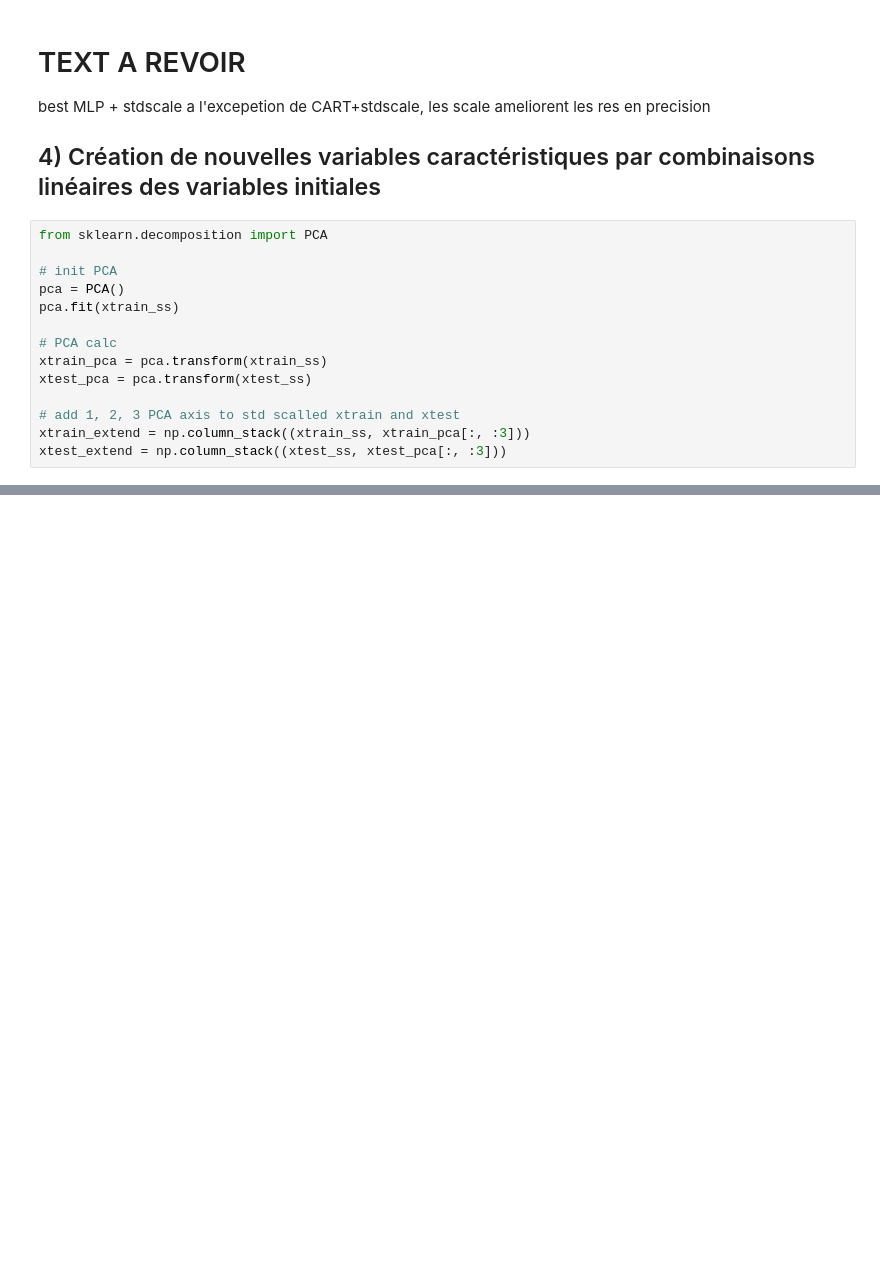
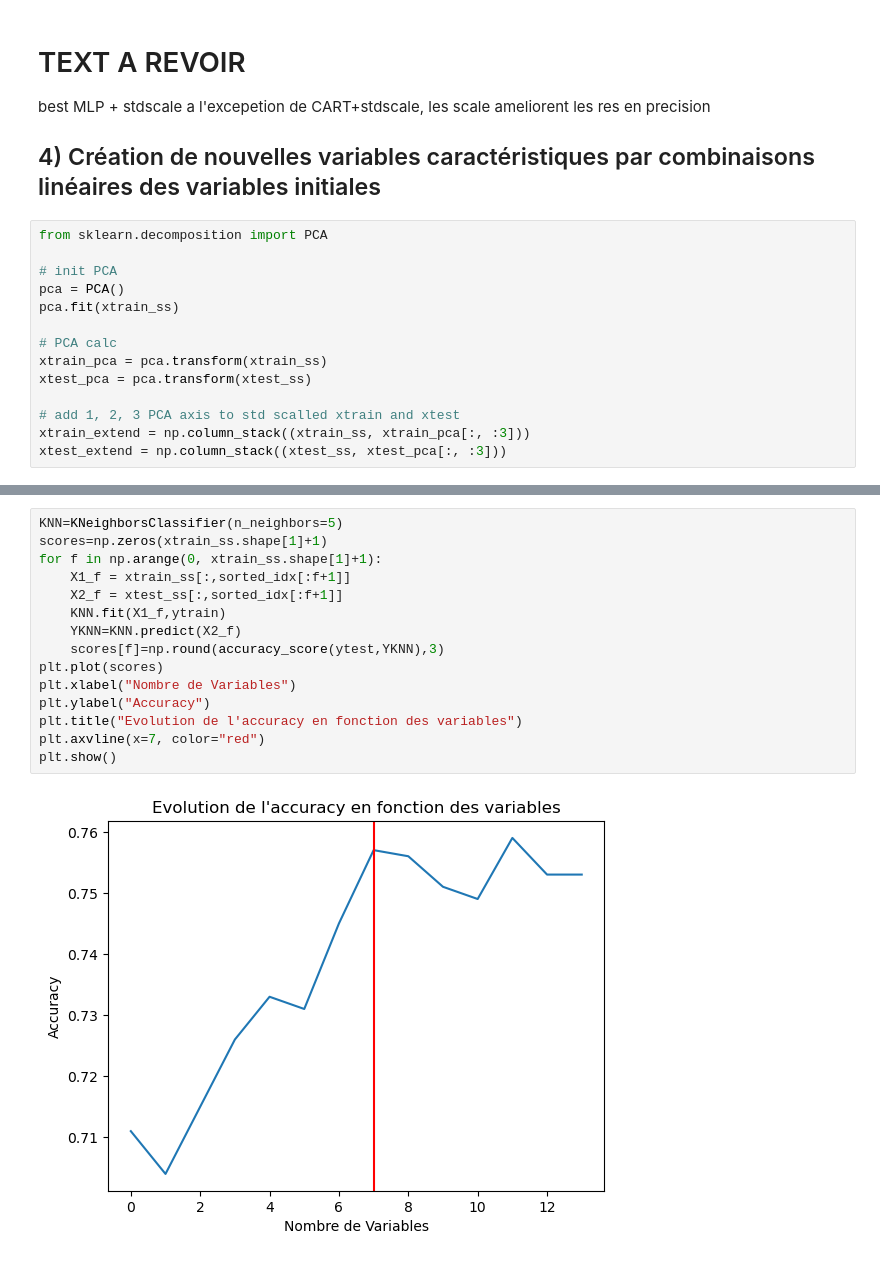
Before and after one commit to tyrosine-rex/tp_taa_apprentissage_supervisee, a Jupyter notebook: source/tp.ipynb, the cells around one changed output, grey strips where cells are left out. Drawn from its saved outputs; the diff is of its cells as text; blank space fills up the shorter version.

```diff
--- a/source/tp.ipynb
+++ b/source/tp.ipynb
@@ -261,0 +282,17 @@ comparative_df.sort_values("precision", ascending=False)
+# %%
+KNN=KNeighborsClassifier(n_neighbors=5)
+scores=np.zeros(xtrain_ss.shape[1]+1)
+for f in np.arange(0, xtrain_ss.shape[1]+1):
+    X1_f = xtrain_ss[:,sorted_idx[:f+1]]
+    X2_f = xtest_ss[:,sorted_idx[:f+1]]
+    KNN.fit(X1_f,ytrain)
+    YKNN=KNN.predict(X2_f)
+    scores[f]=np.round(accuracy_score(ytest,YKNN),3)
+plt.plot(scores)
+plt.xlabel("Nombre de Variables")
+plt.ylabel("Accuracy")
+plt.title("Evolution de l'accuracy en fonction des variables")
+plt.axvline(x=7, color="red")
+plt.show()
+# %% [output]
+[figure, added]
```
Also changed, not shown: parts of 7 cells of this notebook.
